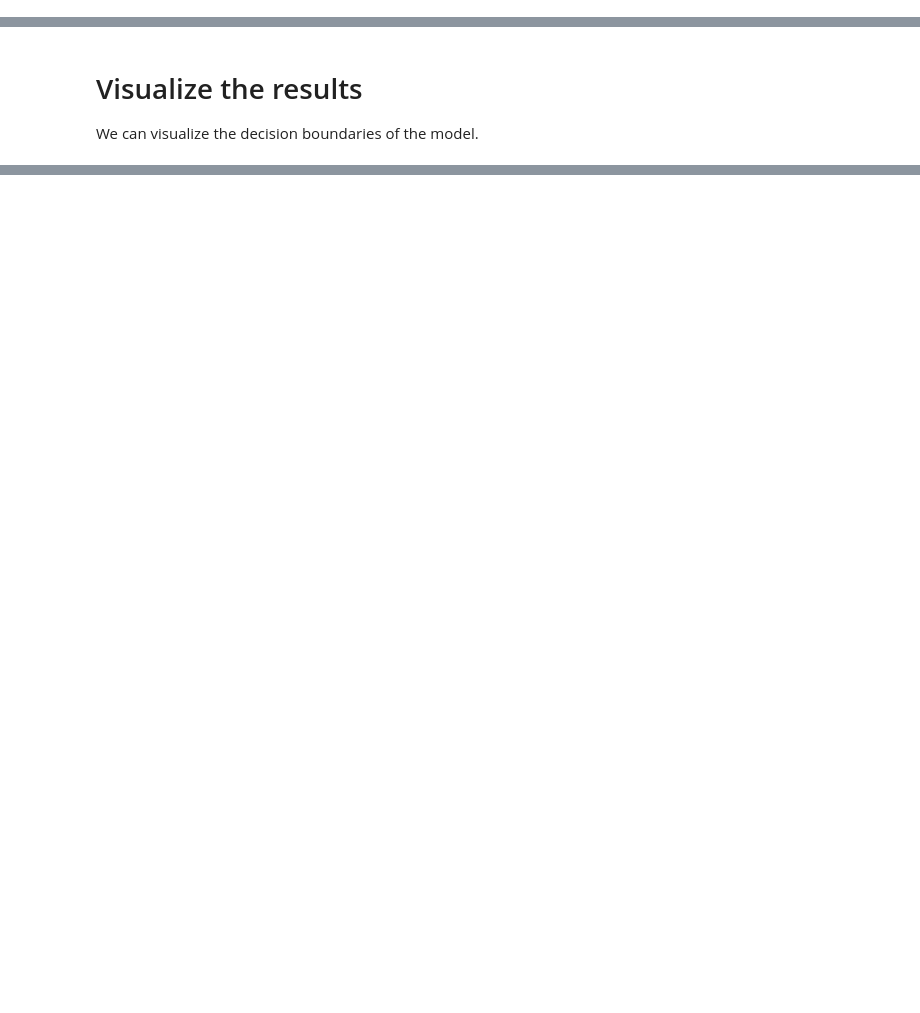
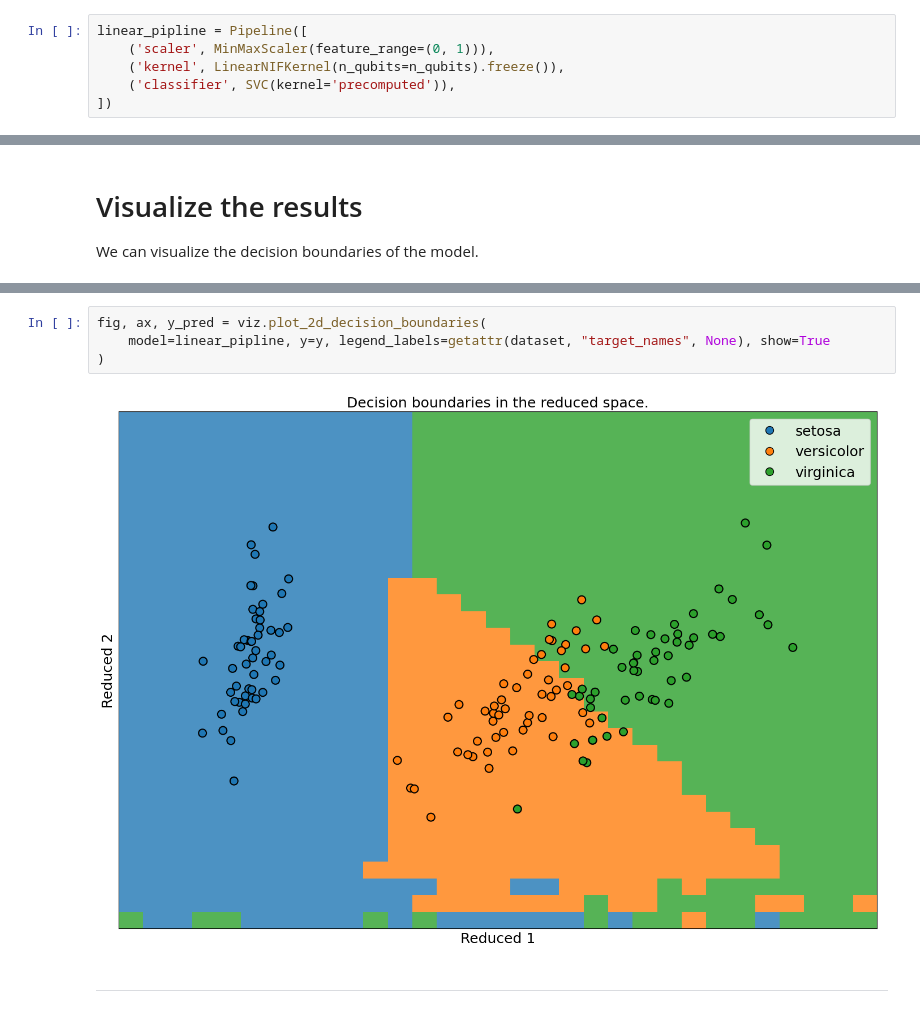
Before and after one commit to MatchCake/MatchCake, a Jupyter notebook: tutorials/iris_classification.ipynb, the cells around one changed output, grey strips where cells are left out. Drawn from its saved outputs; the diff is of its cells as text; blank space fills up the shorter version.

```diff
--- a/tutorials/iris_classification.ipynb
+++ b/tutorials/iris_classification.ipynb
@@ -69,3 +75,9 @@ model = FixedSizeSVC(kernel_cls=FermionicPQCKernel, kernel_kwargs=dict(size=n_qu
+# %%
+linear_pipline = Pipeline([
+    ('scaler', MinMaxScaler(feature_range=(0, 1))),
+    ('kernel', LinearNIFKernel(n_qubits=n_qubits).freeze()),
+    ('classifier', SVC(kernel='precomputed')),
+])
 # %% [markdown]
 # Train the model
 
@@ -96,0 +123,8 @@ fig, ax, y_pred = viz.plot_2d_decision_boundaries(
+# %%
+fig, ax, y_pred = viz.plot_2d_decision_boundaries(
+    model=linear_pipline, y=y, legend_labels=getattr(dataset, "target_names", None), show=True
+)
+# %% [output]
+[figure, added]
+# %% [markdown]
+----------
```
Also changed, not shown: parts of 17 cells of this notebook, 26 other files.
